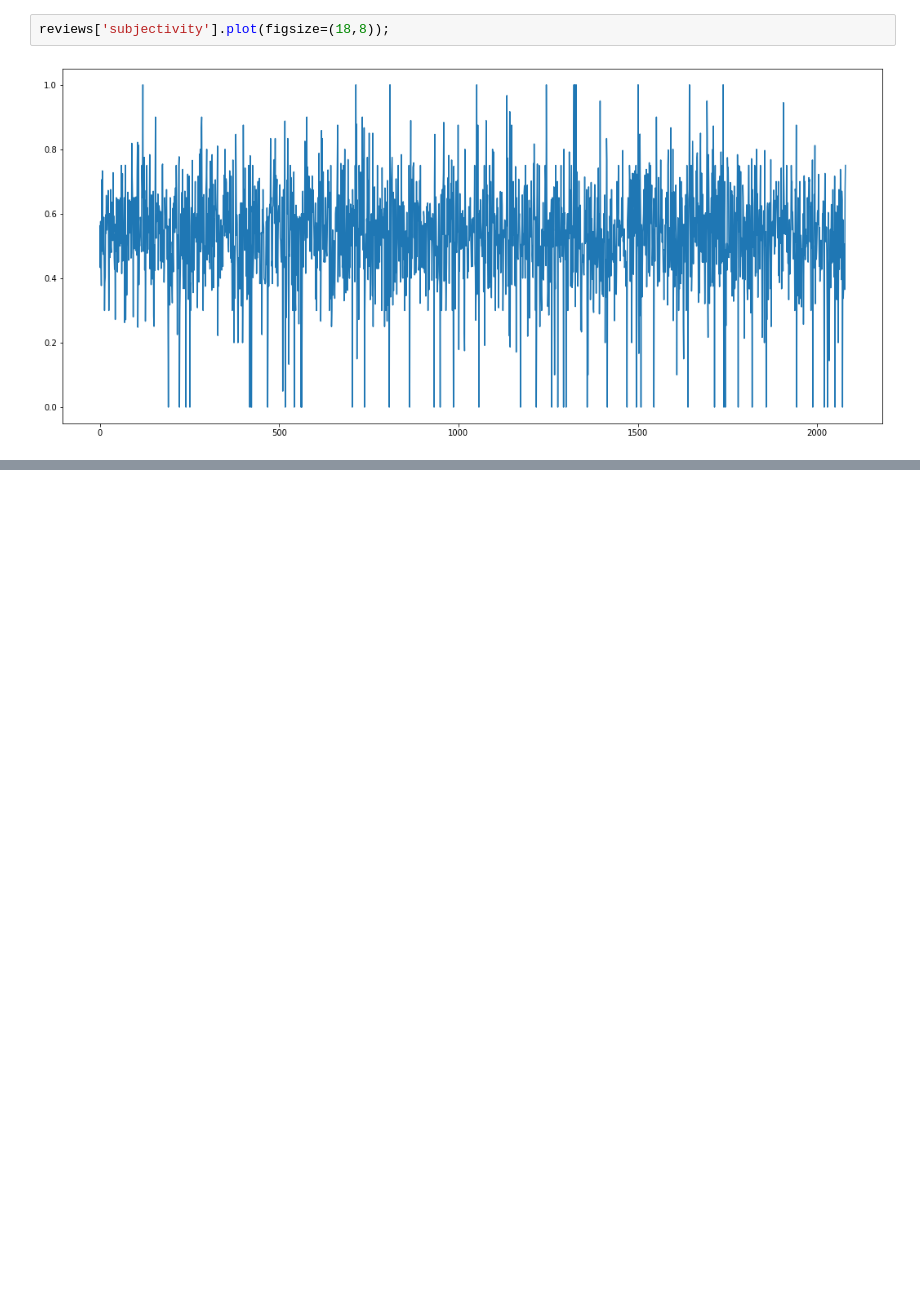
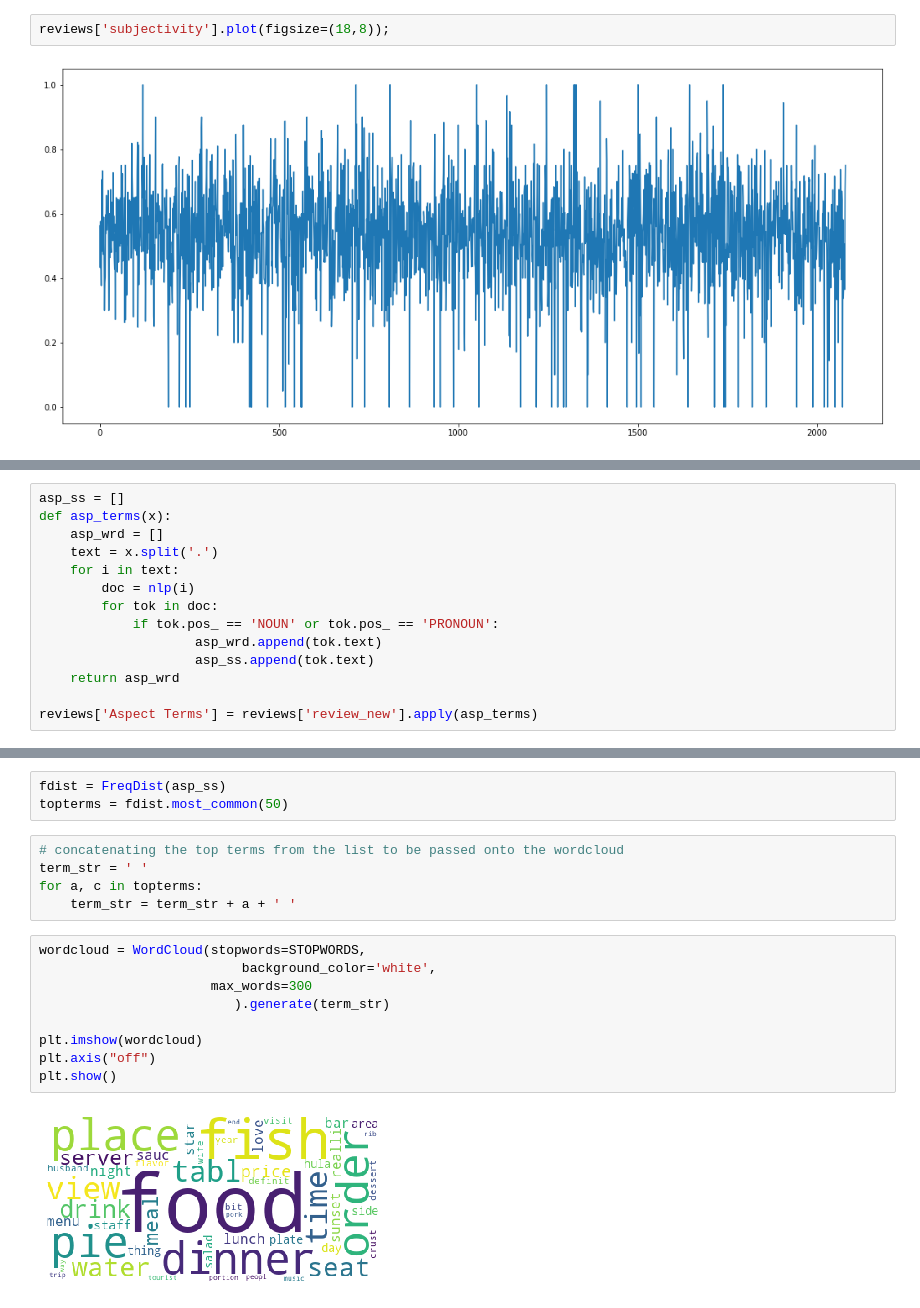
Before and after one commit to deepikakc34/GraduateResearch2020, a Jupyter notebook: Sentiment_Analysis.ipynb, the cells around one changed output, grey strips where cells are left out. Saved outputs shown, nothing was run; the diff lists cells and outputs as text; blank space fills up the shorter version.

```diff
--- a/Sentiment_Analysis.ipynb
+++ b/Sentiment_Analysis.ipynb
@@ -142,0 +227,14 @@ reviews['subjectivity'].plot(figsize=(18,8));
+# %%
+asp_ss = []
+def asp_terms(x):
+    asp_wrd = []
+    text = x.split('.')
+    for i in text:
+        doc = nlp(i)
+        for tok in doc:
+            if tok.pos_ == 'NOUN' or tok.pos_ == 'PRONOUN':
+                    asp_wrd.append(tok.text)
+                    asp_ss.append(tok.text)
+    return asp_wrd
+
+reviews['Aspect Terms'] = reviews['review_new'].apply(asp_terms)
@@ -142,0 +272,19 @@ reviews['subjectivity'].plot(figsize=(18,8));
+# %%
+fdist = FreqDist(asp_ss)
+topterms = fdist.most_common(50)
+# %%
+# concatenating the top terms from the list to be passed onto the wordcloud
+term_str = ' '
+for a, c in topterms:
+    term_str = term_str + a + ' '
+# %%
+wordcloud = WordCloud(stopwords=STOPWORDS,
+                          background_color='white',
+                      max_words=300
+                         ).generate(term_str)
+
+plt.imshow(wordcloud)
+plt.axis("off")
+plt.show()
+# %% [output]
+[figure, added]
```
Also changed, not shown: parts of 29 cells of this notebook.
